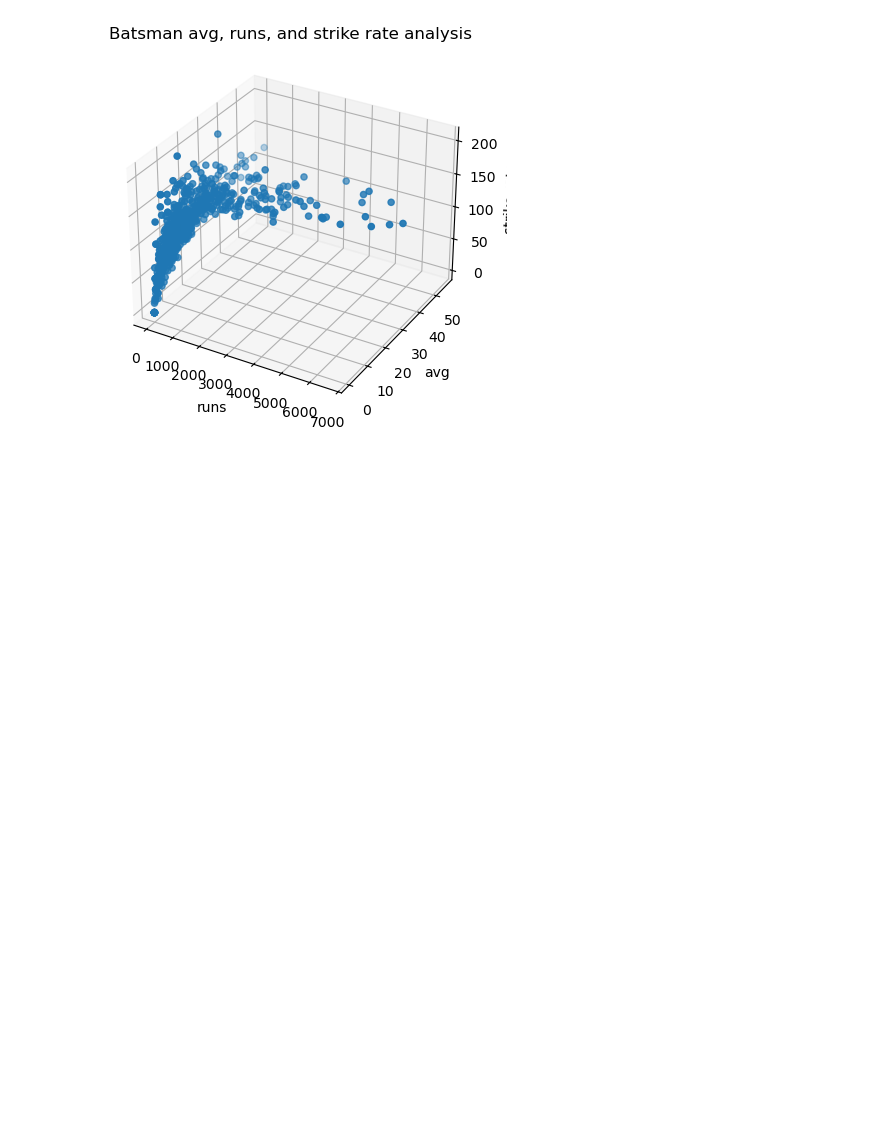
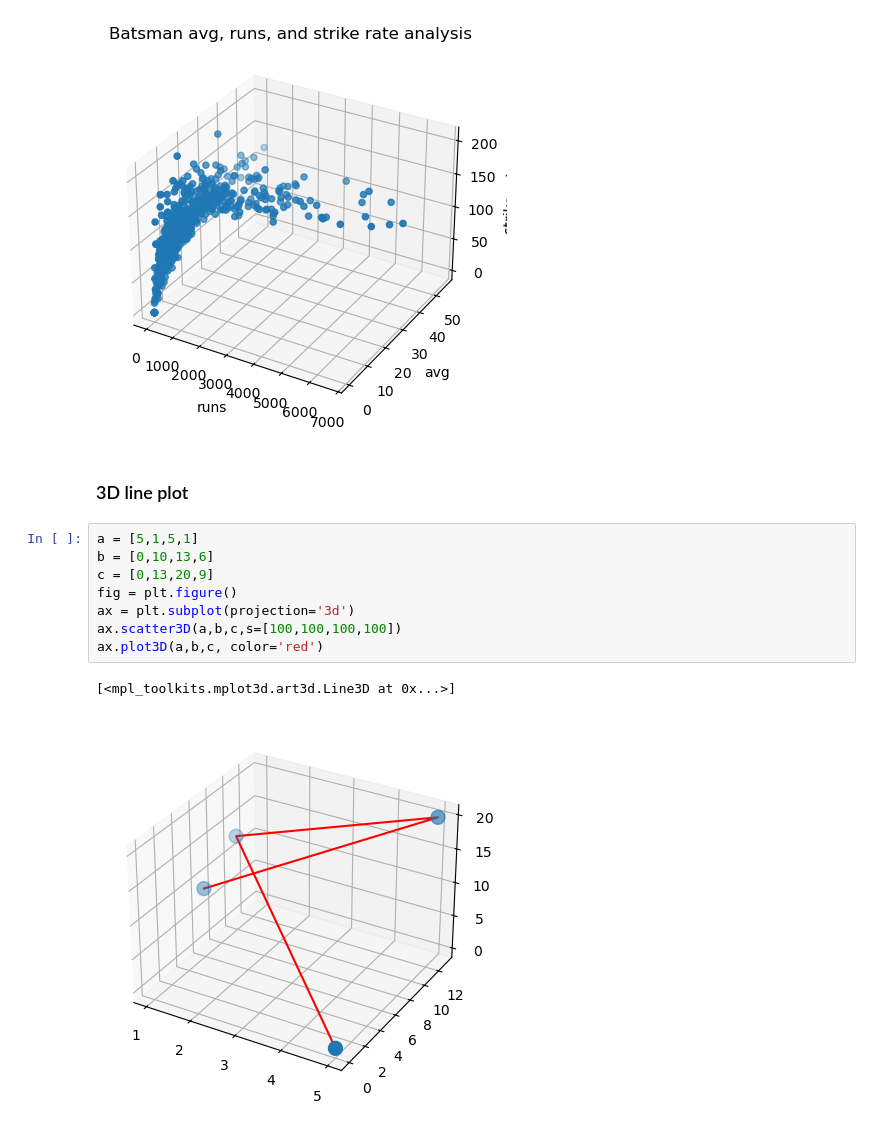
Before and after one commit to Basit6117/ML, a Jupyter notebook: advance_matplotlib.ipynb, the cells around one changed output. Saved outputs shown, nothing was run; the diff lists cells and outputs as text; blank space fills up the shorter version.

Commit message:
practiced 3D graphs of matplotlib

```diff
--- a/advance_matplotlib.ipynb
+++ b/advance_matplotlib.ipynb
@@ -233,3 +233,16 @@ ax.set_zlabel('strike rate')
 # %% [output]
 Text(0.5, 0, 'strike rate')
 [figure]
+# %% [markdown]
+### 3D line plot
+# %%
+a = [5,1,5,1]
+b = [0,10,13,6]
+c = [0,13,20,9]
+fig = plt.figure()
+ax = plt.subplot(projection='3d')
+ax.scatter3D(a,b,c,s=[100,100,100,100])
+ax.plot3D(a,b,c, color='red')
+# %% [output]
+[<mpl_toolkits.mplot3d.art3d.Line3D at 0x...>]
+[figure, added]
```
Also changed, not shown: parts of 16 cells of this notebook, 1 other file.
